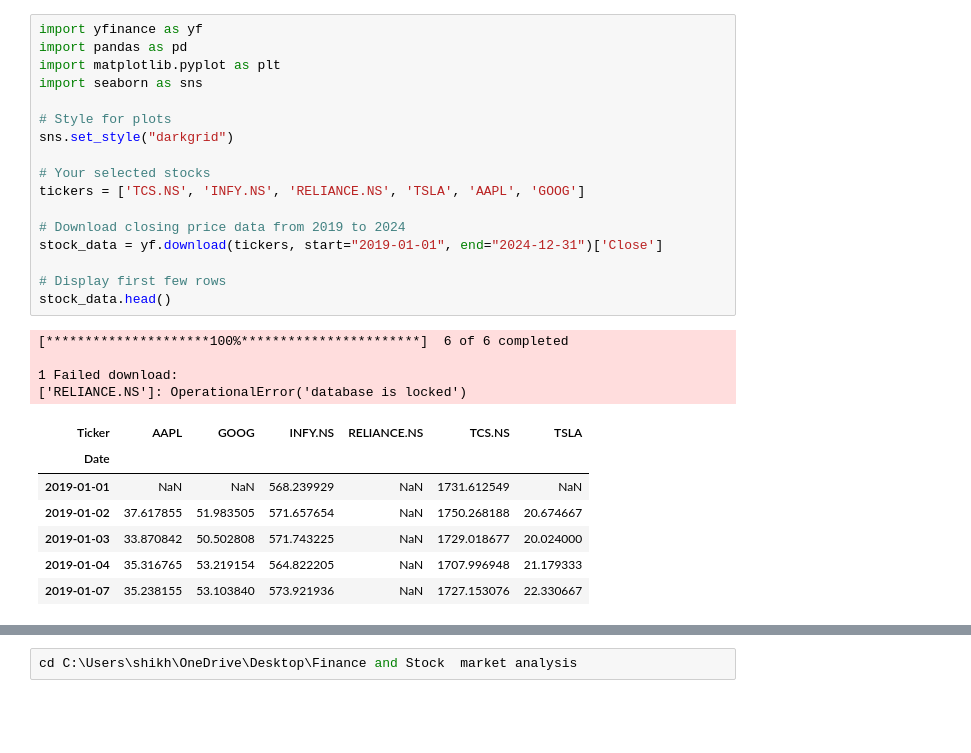
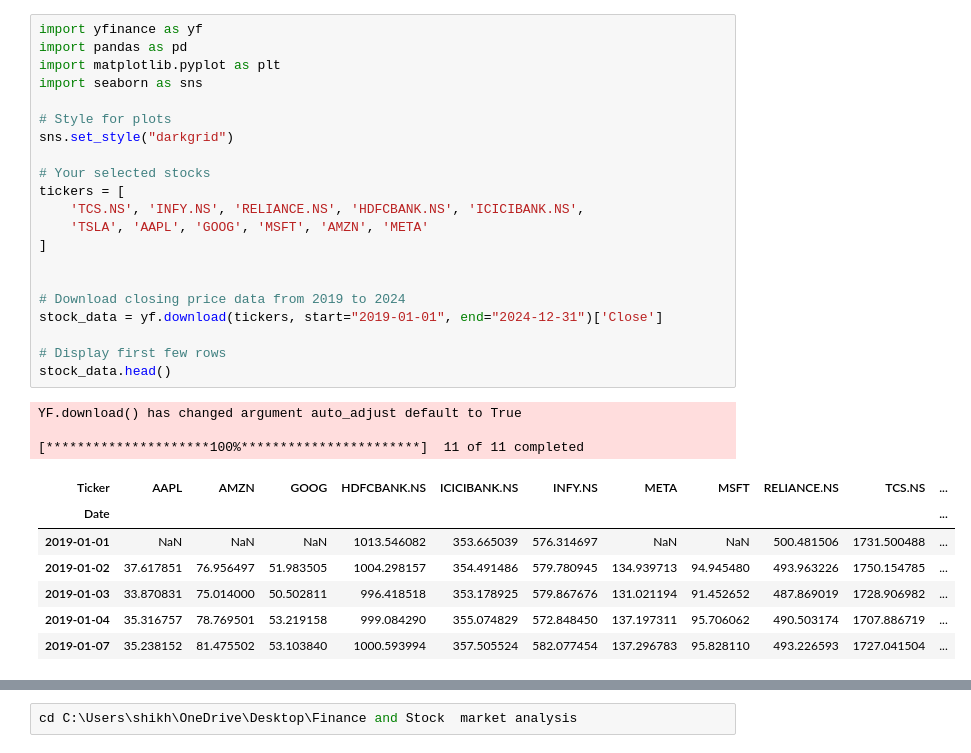
Before and after one commit to shikhasri0574/finance-stock-dashboard, a Jupyter notebook: finance-stock-project.ipynb, the cells around one changed output, grey strips where cells are left out. Cells and saved outputs as stored; diff of their text form; blank space fills up the shorter version.

```diff
--- a/finance-stock-project.ipynb
+++ b/finance-stock-project.ipynb
@@ -26,32 +35,35 @@ Note: you may need to restart the kernel to use updated packages.
 # %%
 import yfinance as yf
 import pandas as pd
 import matplotlib.pyplot as plt
 import seaborn as sns
 
 # Style for plots
 sns.set_style("darkgrid")
 
 # Your selected stocks
-tickers = ['TCS.NS', 'INFY.NS', 'RELIANCE.NS', 'TSLA', 'AAPL', 'GOOG']
+tickers = [
+    'TCS.NS', 'INFY.NS', 'RELIANCE.NS', 'HDFCBANK.NS', 'ICICIBANK.NS',
+    'TSLA', 'AAPL', 'GOOG', 'MSFT', 'AMZN', 'META'
+]
+
 
 # Download closing price data from 2019 to 2024
 stock_data = yf.download(tickers, start="2019-01-01", end="2024-12-31")['Close']
 
 # Display first few rows
 stock_data.head()
 # %% [output]
-[*********************100%***********************]  6 of 6 completed
+YF.download() has changed argument auto_adjust default to True
 
-1 Failed download:
-['RELIANCE.NS']: OperationalError('database is locked')
+[*********************100%***********************]  11 of 11 completed
-| Ticker | AAPL | GOOG | INFY.NS | RELIANCE.NS | TCS.NS | TSLA |
-| Date |  |  |  |  |  |  |
-| 2019-01-01 | NaN | NaN | 568.239929 | NaN | 1731.612549 | NaN |
-| 2019-01-02 | 37.617855 | 51.983505 | 571.657654 | NaN | 1750.268188 | 20.674667 |
-| 2019-01-03 | 33.870842 | 50.502808 | 571.743225 | NaN | 1729.018677 | 20.024000 |
-| 2019-01-04 | 35.316765 | 53.219154 | 564.822205 | NaN | 1707.996948 | 21.179333 |
-| 2019-01-07 | 35.238155 | 53.103840 | 573.921936 | NaN | 1727.153076 | 22.330667 |
+| Ticker | AAPL | AMZN | GOOG | HDFCBANK.NS | ICICIBANK.NS | INFY.NS | META | MSFT | RELIANCE.NS | TCS.NS | ... |
+| Date |  |  |  |  |  |  |  |  |  |  | ... |
+| 2019-01-01 | NaN | NaN | NaN | 1013.546082 | 353.665039 | 576.314697 | NaN | NaN | 500.481506 | 1731.500488 | ... |
+| 2019-01-02 | 37.617851 | 76.956497 | 51.983505 | 1004.298157 | 354.491486 | 579.780945 | 134.939713 | 94.945480 | 493.963226 | 1750.154785 | ... |
+| 2019-01-03 | 33.870831 | 75.014000 | 50.502811 | 996.418518 | 353.178925 | 579.867676 | 131.021194 | 91.452652 | 487.869019 | 1728.906982 | ... |
+| 2019-01-04 | 35.316757 | 78.769501 | 53.219158 | 999.084290 | 355.074829 | 572.848450 | 137.197311 | 95.706062 | 490.503174 | 1707.886719 | ... |
+| 2019-01-07 | 35.238152 | 81.475502 | 53.103840 | 1000.593994 | 357.505524 | 582.077454 | 137.296783 | 95.828110 | 493.226593 | 1727.041504 | ... |
 # %%
 plt.figure(figsize=(14, 7))
 stock_data.plot()
```
Also changed, not shown: parts of 14 cells of this notebook.
